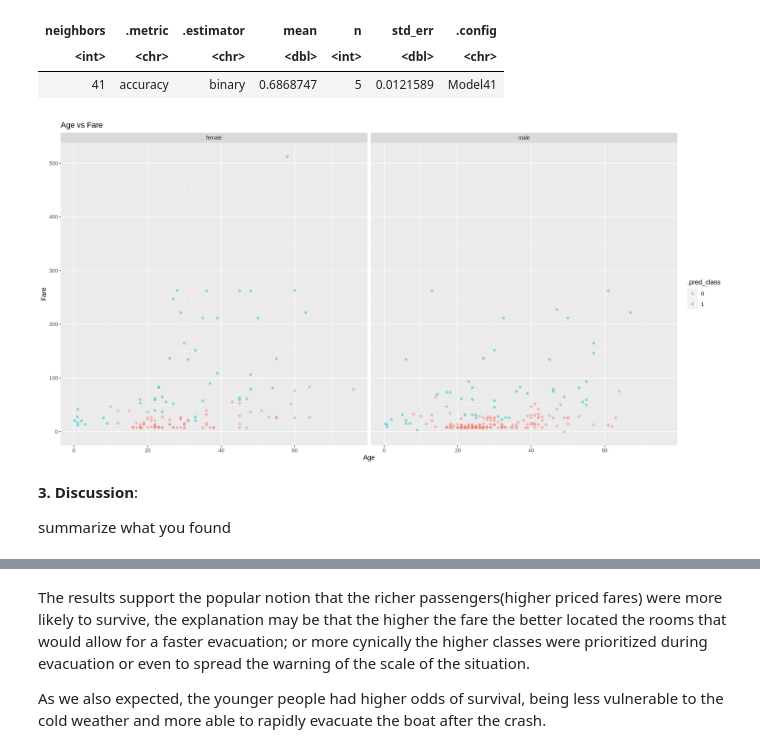
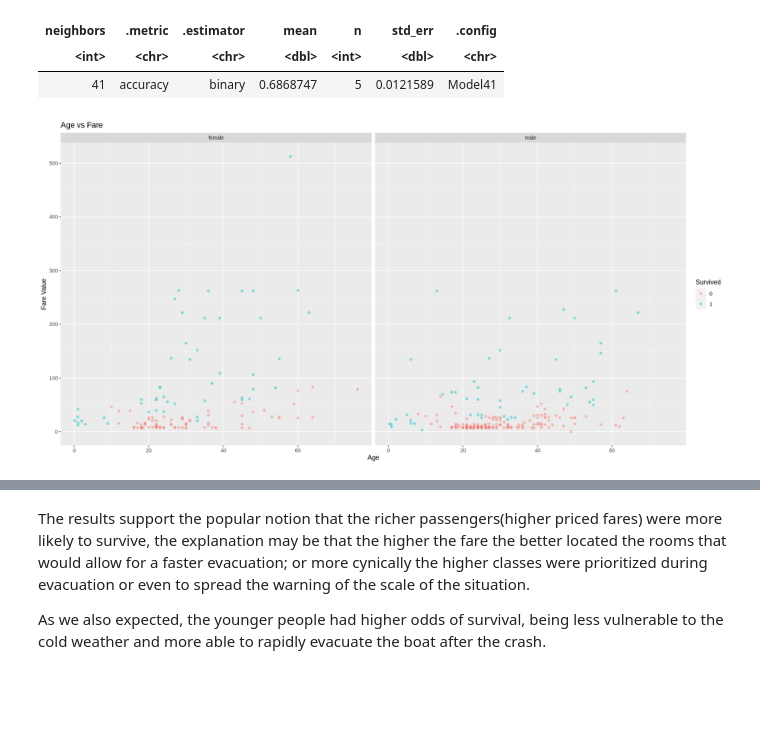
Before and after one commit to GZolla/dsci100, a Jupyter notebook: Project.ipynb, the cells around one changed output, grey strips where cells are left out. Cells and saved outputs as stored; diff of their text form; code cells hidden in the pictures; blank space fills up the shorter version.

Commit message:
Scatter plot name change + summary of what we found
I added in the name change and also the summary written portion.

```diff
--- a/Project.ipynb
+++ b/Project.ipynb
@@ -136,12 +136,8 @@ A tibble: 1 × 7
 # %%
 predictions %>% ggplot(aes(x = Age, y =  Fare, colour=.pred_class)) +
            geom_point(alpha = 0.4) +
-           xlab("Age") +
-           ylab("Fare") +
+          labs(x = "Age", y = "Fare Value",
+             colour = "Survived") +
            ggtitle("Age vs Fare") + facet_grid(. ~ Sex)
 # %% [output]
-[figure, old version]
+[figure, new version]
-# %% [markdown]
-**3. Discussion**:
-
-summarize what you found
```
Also changed, not shown: parts of 1 cell of this notebook.
